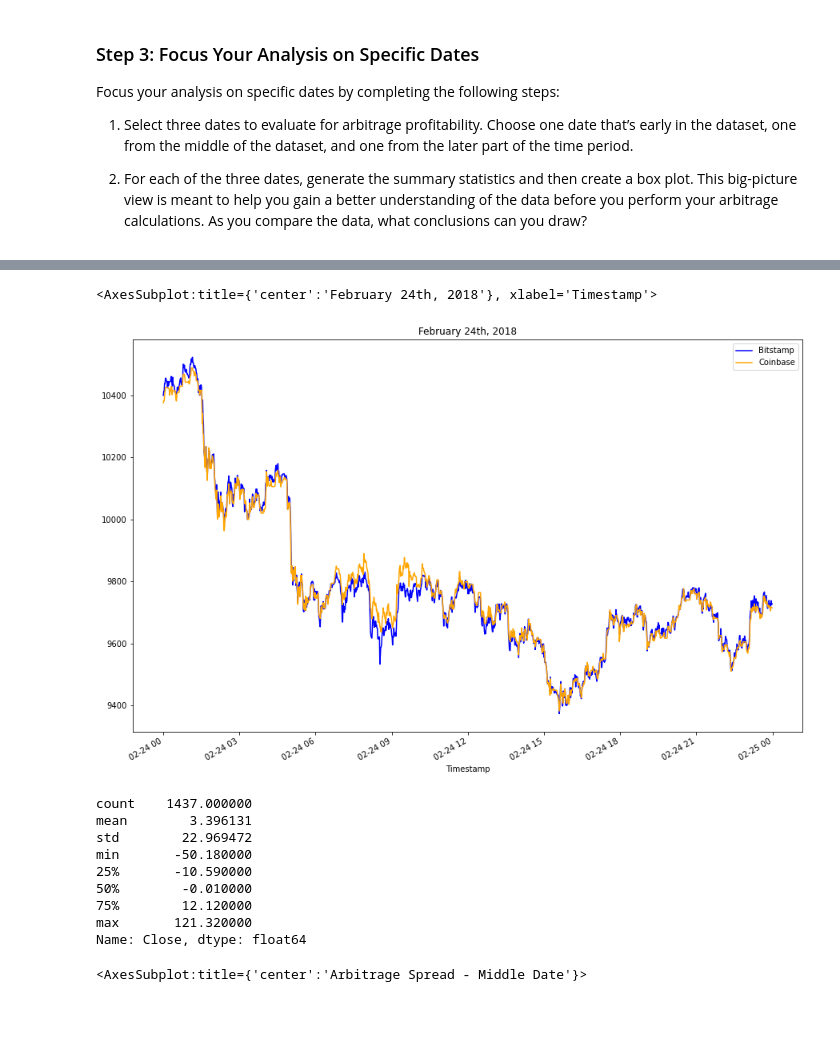
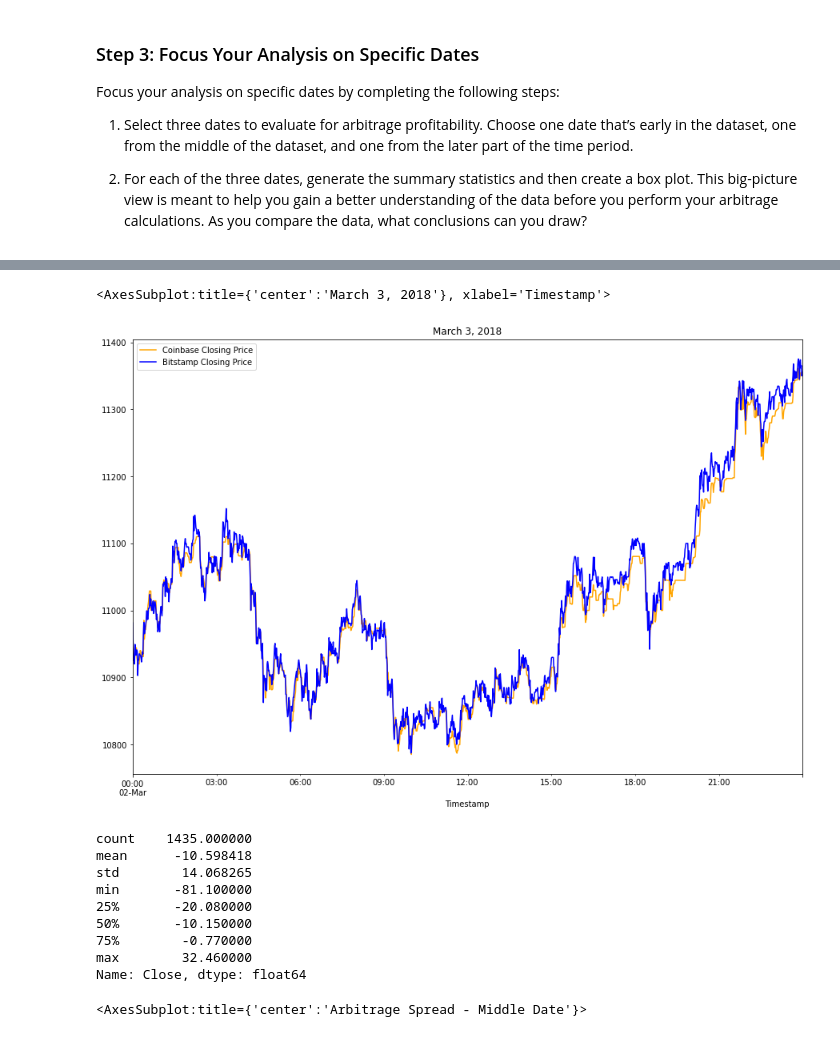
Before and after one commit to davidlampach/module3, a Jupyter notebook: crypto_arbitrage.ipynb, the cells around one changed output, grey strips where cells are left out. Cells and saved outputs as stored; diff of their text form; code cells hidden in the pictures.

```diff
--- a/crypto_arbitrage.ipynb
+++ b/crypto_arbitrage.ipynb
@@ -390,26 +390,27 @@ Name: Close, dtype: float64
 # %%
 # Create an overlay plot that visualizes the two dataframes over a period of one day from the middle of the dataset.
 # Be sure that the plots include the parameters `legend`, `figsize`, `title`, `color` and `label`
-# YOUR CODE HERE
+ax = coinbase_sliced['Close'].loc['2018-03-02'].plot(legend=True, figsize=(15, 10), color="orange", label="Coinbase Closing Price")
+bitstamp_sliced['Close'].loc['2018-03-02'].plot(ax=ax, legend=True, figsize=(15, 10), title="March 2, 2018", color = "blue", label="Bitstamp Closing Price")
 # %% [output]
-<AxesSubplot:title={'center':'February 24th, 2018'}, xlabel='Timestamp'>
+<AxesSubplot:title={'center':'March 3, 2018'}, xlabel='Timestamp'>
-[figure, old version]
+[figure, new version]
 # %%
 # Using the date in the middle that you have selected, calculate the arbitrage spread
 # by subtracting the bitstamp lower closing prices from the coinbase higher closing prices
-arbitrage_spread_middle = # YOUR CODE HERE
+arbitrage_spread_middle = coinbase_sliced['Close'].loc['2018-03-02'] - bitstamp_sliced['Close'].loc['2018-03-02']
 
 # Generate summary statistics
-# YOUR CODE HERE
+arbitrage_spread_middle.describe()
 # %% [output]
-count    1437.000000
-mean        3.396131
-std        22.969472
-min       -50.180000
-25%       -10.590000
-50%        -0.010000
-75%        12.120000
-max       121.320000
+count    1435.000000
+mean      -10.598418
+std        14.068265
+min       -81.100000
+25%       -20.080000
+50%       -10.150000
+75%        -0.770000
+max        32.460000
 Name: Close, dtype: float64
 # %%
 # Visualize the arbitrage spread from the middle of the dataset in a box plot
```
Also changed, not shown: parts of 3 cells of this notebook.
